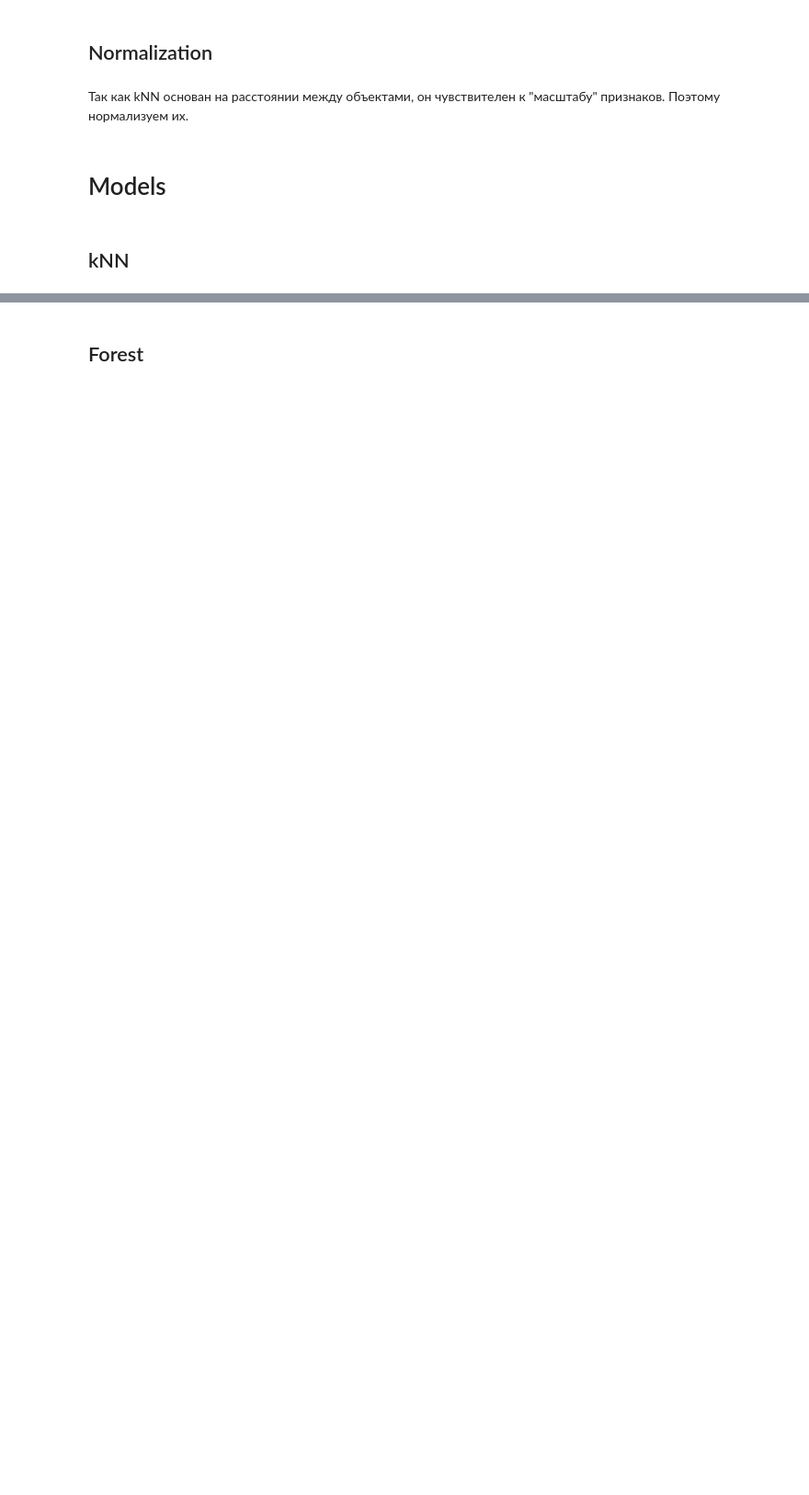
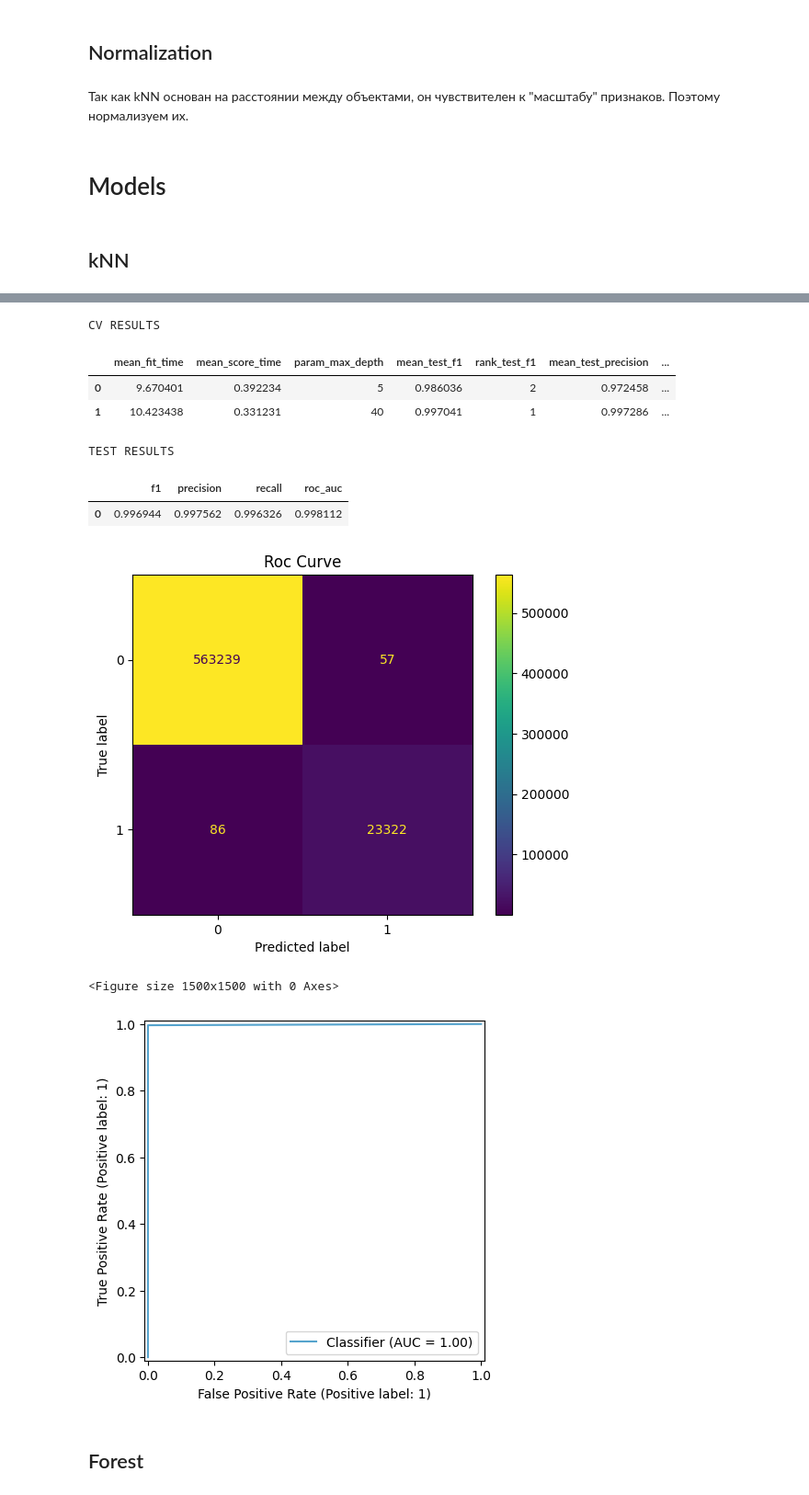
Before and after one commit to Renhas/ML-Course, a Jupyter notebook: Flight Status Prediction/Classification.ipynb, the cells around one changed output, grey strips where cells are left out. Shown at 92% size. Drawn from its saved outputs; the diff is of its cells as text; code cells hidden in the pictures; blank space fills up the shorter version.

```diff
--- a/Flight Status Prediction/Classification.ipynb
+++ b/Flight Status Prediction/Classification.ipynb
@@ -1107,2 +1167,20 @@ MemoryError: Unable to allocate 2.95 GiB for an array with shape (2346814, 169)
+# %%
+param_grid = {
+    "max_depth": np.arange(5, 41, 5)
+}
+tree_gs = train(DecisionTreeClassifier(class_weight="balanced"), param_grid, X_train, y_train)
+# %%
+tree_cv, tree_test = report(tree_gs, X_test, y_test)
+# %% [output]
+CV RESULTS
+|  | mean_fit_time | mean_score_time | param_max_depth | mean_test_f1 | rank_test_f1 | mean_test_precision | ... |
+| 0 | 9.670401 | 0.392234 | 5 | 0.986036 | 2 | 0.972458 | ... |
+| 1 | 10.423438 | 0.331231 | 40 | 0.997041 | 1 | 0.997286 | ... |
+TEST RESULTS
+|  | f1 | precision | recall | roc_auc |
+| 0 | 0.996944 | 0.997562 | 0.996326 | 0.998112 |
+[figure, added]
+<Figure size 1500x1500 with 0 Axes>
+[figure, added]
 # %% [markdown]
 ## Forest
```
Also changed, not shown: parts of 18 cells of this notebook, 4 other files.
